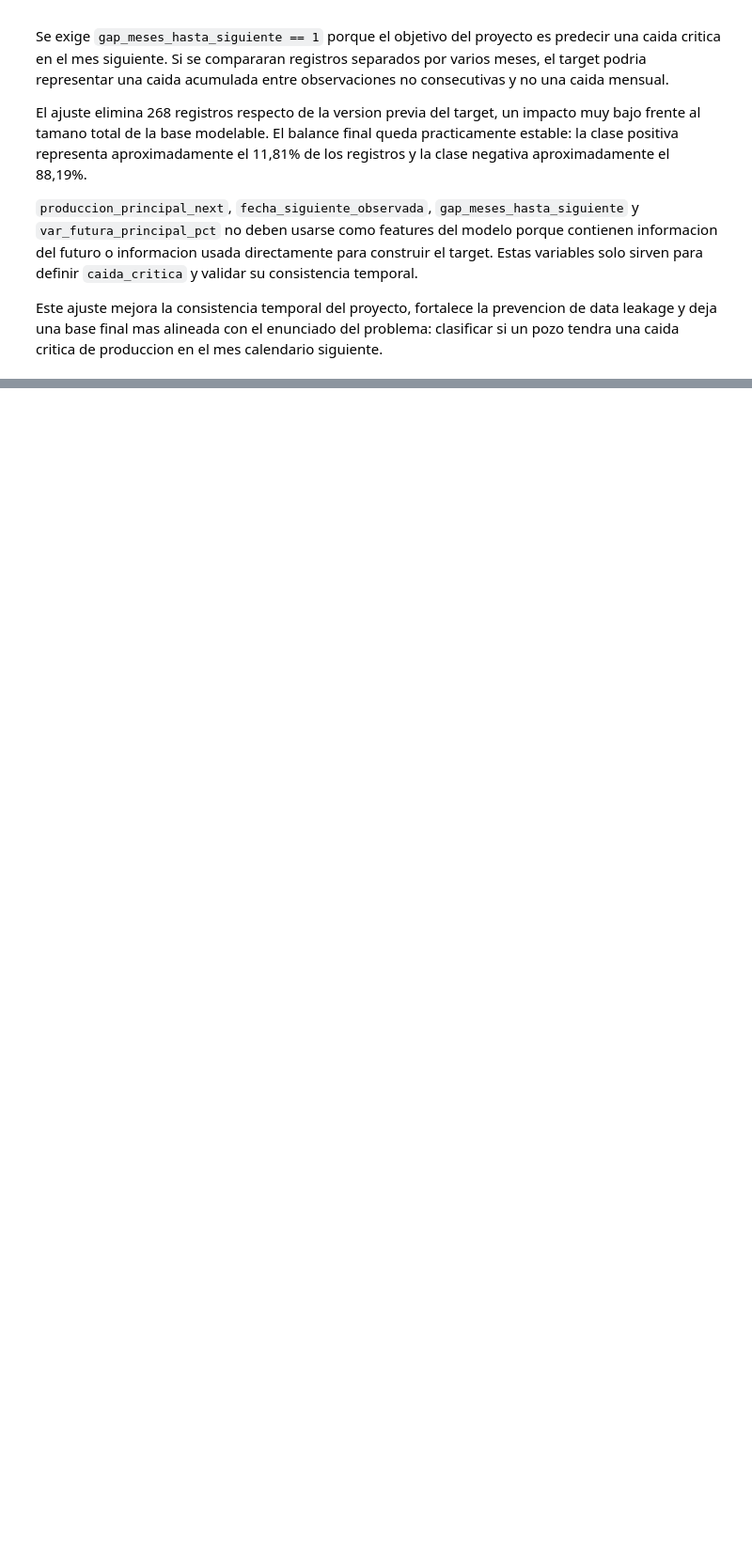
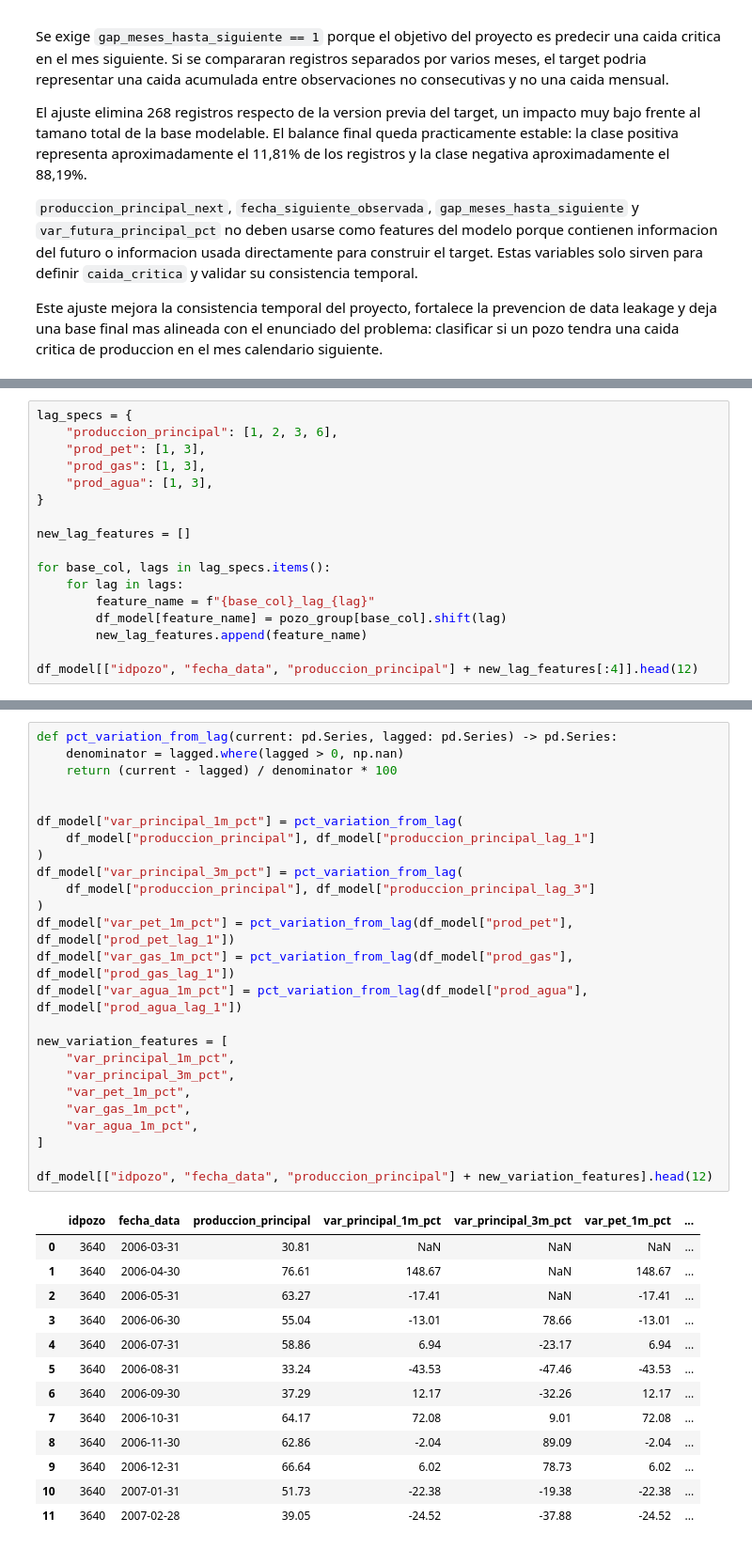
Before and after one commit to MatiasLHerrera/proyecto-caida-produccion-pozos, a Jupyter notebook: notebooks/03_feature_engineering.ipynb, the cells around one changed output, grey strips where cells are left out. Shown at 94% size. Saved outputs shown, nothing was run; the diff lists cells and outputs as text; blank space fills up the shorter version.

```diff
--- a/notebooks/03_feature_engineering.ipynb
+++ b/notebooks/03_feature_engineering.ipynb
@@ -847,0 +1052,17 @@ Este ajuste mejora la consistencia temporal del proyecto, fortalece la prevencio
+# %%
+lag_specs = {
+    "produccion_principal": [1, 2, 3, 6],
+    "prod_pet": [1, 3],
+    "prod_gas": [1, 3],
+    "prod_agua": [1, 3],
+}
+
+new_lag_features = []
+
+for base_col, lags in lag_specs.items():
+    for lag in lags:
+        feature_name = f"{base_col}_lag_{lag}"
+        df_model[feature_name] = pozo_group[base_col].shift(lag)
+        new_lag_features.append(feature_name)
+
+df_model[["idpozo", "fecha_data", "produccion_principal"] + new_lag_features[:4]].head(12)
@@ -847,0 +1087,39 @@ Este ajuste mejora la consistencia temporal del proyecto, fortalece la prevencio
+# %%
+def pct_variation_from_lag(current: pd.Series, lagged: pd.Series) -> pd.Series:
+    denominator = lagged.where(lagged > 0, np.nan)
+    return (current - lagged) / denominator * 100
+
+
+df_model["var_principal_1m_pct"] = pct_variation_from_lag(
+    df_model["produccion_principal"], df_model["produccion_principal_lag_1"]
+)
+df_model["var_principal_3m_pct"] = pct_variation_from_lag(
+    df_model["produccion_principal"], df_model["produccion_principal_lag_3"]
+)
+df_model["var_pet_1m_pct"] = pct_variation_from_lag(df_model["prod_pet"], df_model["prod_pet_lag_1"])
+df_model["var_gas_1m_pct"] = pct_variation_from_lag(df_model["prod_gas"], df_model["prod_gas_lag_1"])
+df_model["var_agua_1m_pct"] = pct_variation_from_lag(df_model["prod_agua"], df_model["prod_agua_lag_1"])
+
+new_variation_features = [
+    "var_principal_1m_pct",
+    "var_principal_3m_pct",
+    "var_pet_1m_pct",
+    "var_gas_1m_pct",
+    "var_agua_1m_pct",
+]
+
+df_model[["idpozo", "fecha_data", "produccion_principal"] + new_variation_features].head(12)
+# %% [output]
+|  | idpozo | fecha_data | produccion_principal | var_principal_1m_pct | var_principal_3m_pct | var_pet_1m_pct | ... |
+| 0 | 3640 | 2006-03-31 | 30.81 | NaN | NaN | NaN | ... |
+| 1 | 3640 | 2006-04-30 | 76.61 | 148.67 | NaN | 148.67 | ... |
+| 2 | 3640 | 2006-05-31 | 63.27 | -17.41 | NaN | -17.41 | ... |
+| 3 | 3640 | 2006-06-30 | 55.04 | -13.01 | 78.66 | -13.01 | ... |
+| 4 | 3640 | 2006-07-31 | 58.86 | 6.94 | -23.17 | 6.94 | ... |
+| 5 | 3640 | 2006-08-31 | 33.24 | -43.53 | -47.46 | -43.53 | ... |
+| 6 | 3640 | 2006-09-30 | 37.29 | 12.17 | -32.26 | 12.17 | ... |
+| 7 | 3640 | 2006-10-31 | 64.17 | 72.08 | 9.01 | 72.08 | ... |
+| 8 | 3640 | 2006-11-30 | 62.86 | -2.04 | 89.09 | -2.04 | ... |
+| 9 | 3640 | 2006-12-31 | 66.64 | 6.02 | 78.73 | 6.02 | ... |
+| 10 | 3640 | 2007-01-31 | 51.73 | -22.38 | -19.38 | -22.38 | ... |
+| 11 | 3640 | 2007-02-28 | 39.05 | -24.52 | -37.88 | -24.52 | ... |
```
Also changed, not shown: parts of 46 cells of this notebook.
